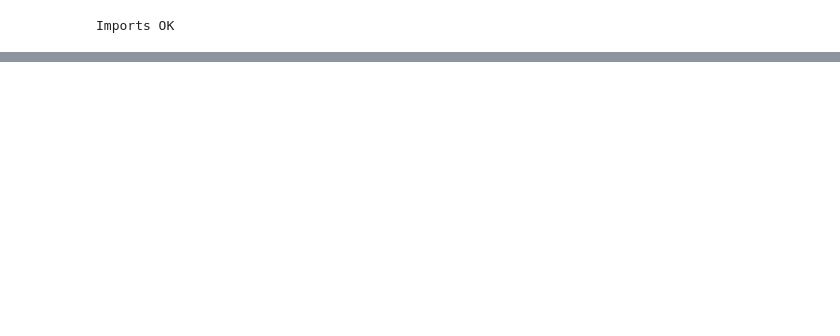
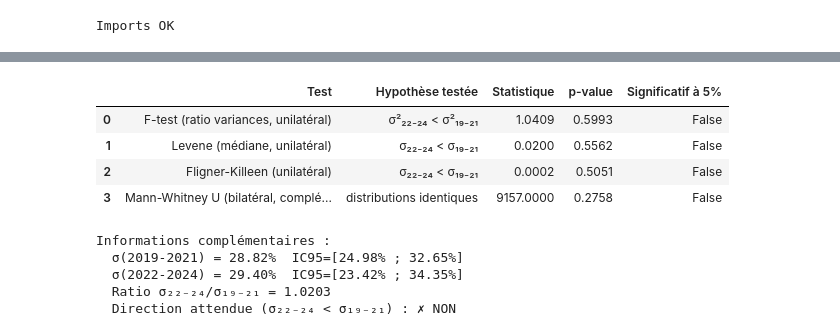
Before and after one commit to Dmkn78/IPO, a Jupyter notebook: H3.ipynb, the cells around one changed output, grey strips where cells are left out. Saved outputs shown, nothing was run; the diff lists cells and outputs as text; code cells hidden in the pictures; blank space fills up the shorter version.

```diff
--- a/H3.ipynb
+++ b/H3.ipynb
@@ -300,0 +259,65 @@ Lecture:
+# %%
+# ── Tests statistiques sur les variances ───────────────────────────────────
+# H0 : σ²(2022-2024) = σ²(2019-2021)
+# H1 : σ²(2022-2024) < σ²(2019-2021)  [unilatéral]
+
+direction_ok = std_22 < std_19  # True si 2022-2024 plus stable
+
+# 1. F-test (ratio des variances)
+var_ratio = np.var(r_22_24, ddof=1) / np.var(r_19_21, ddof=1)
+df1_f, df2_f = len(r_22_24) - 1, len(r_19_21) - 1
+# P(F ≤ ratio) sous H0 → test unilatéral gauche (H1: ratio < 1)
+p_ftest = stats.f.cdf(var_ratio, df1_f, df2_f)
+
+# 2. Levene (robuste, centré sur médiane) → bilatéral → unilatéral
+lev_stat, p_lev_bi = stats.levene(r_19_21, r_22_24, center="median")
+p_lev = p_lev_bi / 2 if direction_ok else 1 - p_lev_bi / 2
+
+# 3. Fligner-Killeen (non-paramétrique) → bilatéral → unilatéral
+fli_stat, p_fli_bi = stats.fligner(r_19_21, r_22_24)
+p_fli = p_fli_bi / 2 if direction_ok else 1 - p_fli_bi / 2
+
+# 4. Mann-Whitney (test directionnel sur les rendements)
+# H1 : 2022-2024 a des rendements plus faibles (moins exubérants) → alternative='less'
+mw_stat, p_mw = stats.mannwhitneyu(r_22_24, r_19_21, alternative="two-sided")
+
+results = pd.DataFrame({
+    "Test": [
+        "F-test (ratio variances, unilatéral)",
+        "Levene (médiane, unilatéral)",
+        "Fligner-Killeen (unilatéral)",
+        "Mann-Whitney U (bilatéral, complémentaire)",
+    ],
+    "Hypothèse testée": [
+        "σ²₂₂₋₂₄ < σ²₁₉₋₂₁",
+        "σ₂₂₋₂₄ < σ₁₉₋₂₁",
+        "σ₂₂₋₂₄ < σ₁₉₋₂₁",
+        "distributions identiques",
+    ],
+    "Statistique": [var_ratio, lev_stat, fli_stat, mw_stat],
+    "p-value":     [p_ftest,   p_lev,    p_fli,    p_mw],
+    "Significatif à 5%": [
+        p_ftest < ALPHA, p_lev < ALPHA, p_fli < ALPHA, p_mw < ALPHA
+    ],
+})
+
+display(results.style.format({"Statistique": "{:.4f}", "p-value": "{:.4f}"}))
+
+print(f"""
+Informations complémentaires :
+  σ(2019-2021) = {std_19*100:.2f}%  IC95=[{std_19_lo*100:.2f}% ; {std_19_hi*100:.2f}%]
+  σ(2022-2024) = {std_22*100:.2f}%  IC95=[{std_22_lo*100:.2f}% ; {std_22_hi*100:.2f}%]
+  Ratio σ₂₂₋₂₄/σ₁₉₋₂₁ = {var_ratio**0.5:.4f}
+  Direction attendue (σ₂₂₋₂₄ < σ₁₉₋₂₁) : {'✓ OUI' if direction_ok else '✗ NON'}
+""")
+# %% [output]
+|  | Test | Hypothèse testée | Statistique | p-value | Significatif à 5% |
+| 0 | F-test (ratio variances, unilatéral) | σ²₂₂₋₂₄ < σ²₁₉₋₂₁ | 1.0409 | 0.5993 | False |
+| 1 | Levene (médiane, unilatéral) | σ₂₂₋₂₄ < σ₁₉₋₂₁ | 0.0200 | 0.5562 | False |
+| 2 | Fligner-Killeen (unilatéral) | σ₂₂₋₂₄ < σ₁₉₋₂₁ | 0.0002 | 0.5051 | False |
+| 3 | Mann-Whitney U (bilatéral, complé... | distributions identiques | 9157.0000 | 0.2758 | False |
+Informations complémentaires :
+  σ(2019-2021) = 28.82%  IC95=[24.98% ; 32.65%]
+  σ(2022-2024) = 29.40%  IC95=[23.42% ; 34.35%]
+  Ratio σ₂₂₋₂₄/σ₁₉₋₂₁ = 1.0203
+  Direction attendue (σ₂₂₋₂₄ < σ₁₉₋₂₁) : ✗ NON
```
Also changed, not shown: parts of 13 cells of this notebook, 3 other files.
